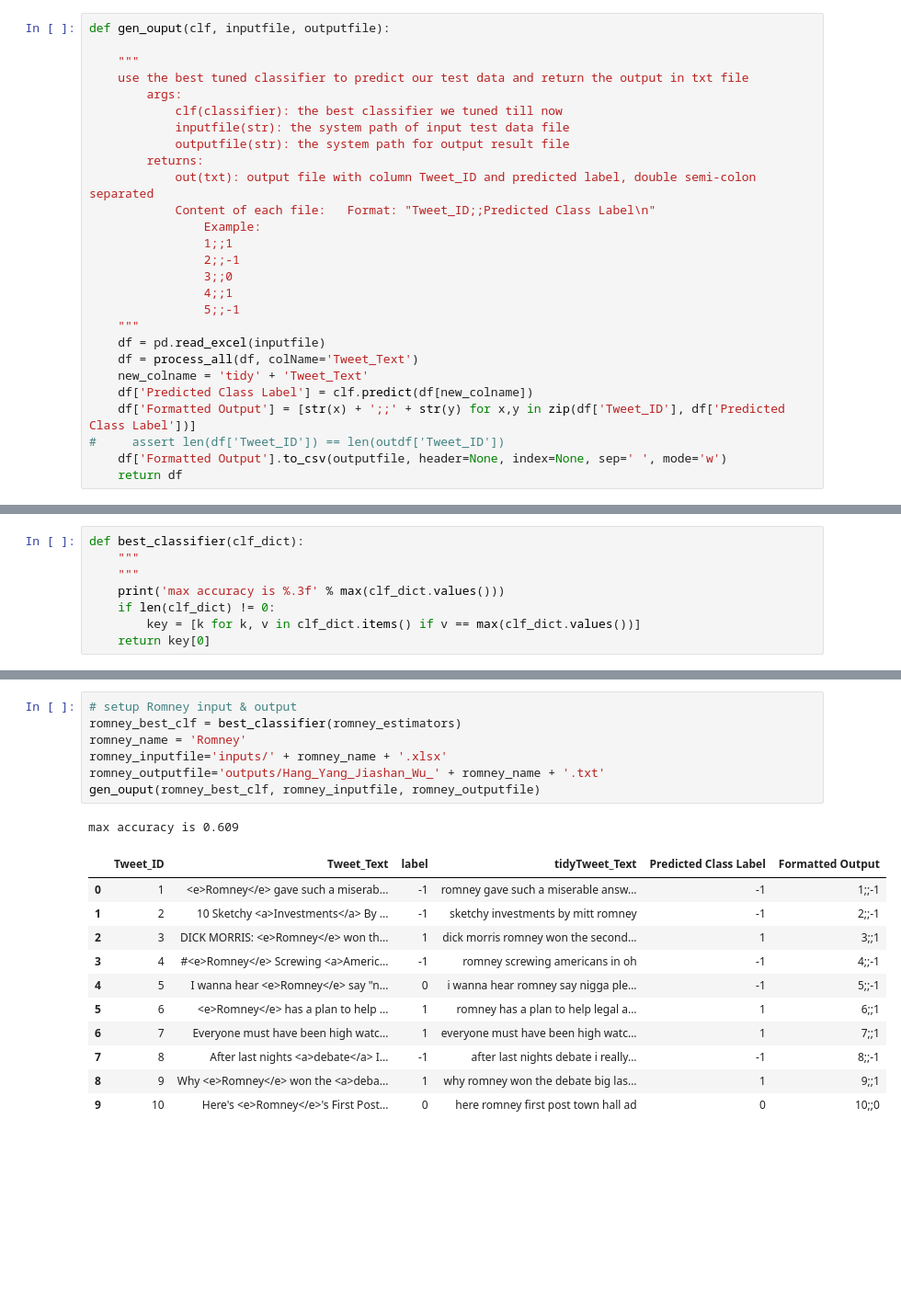
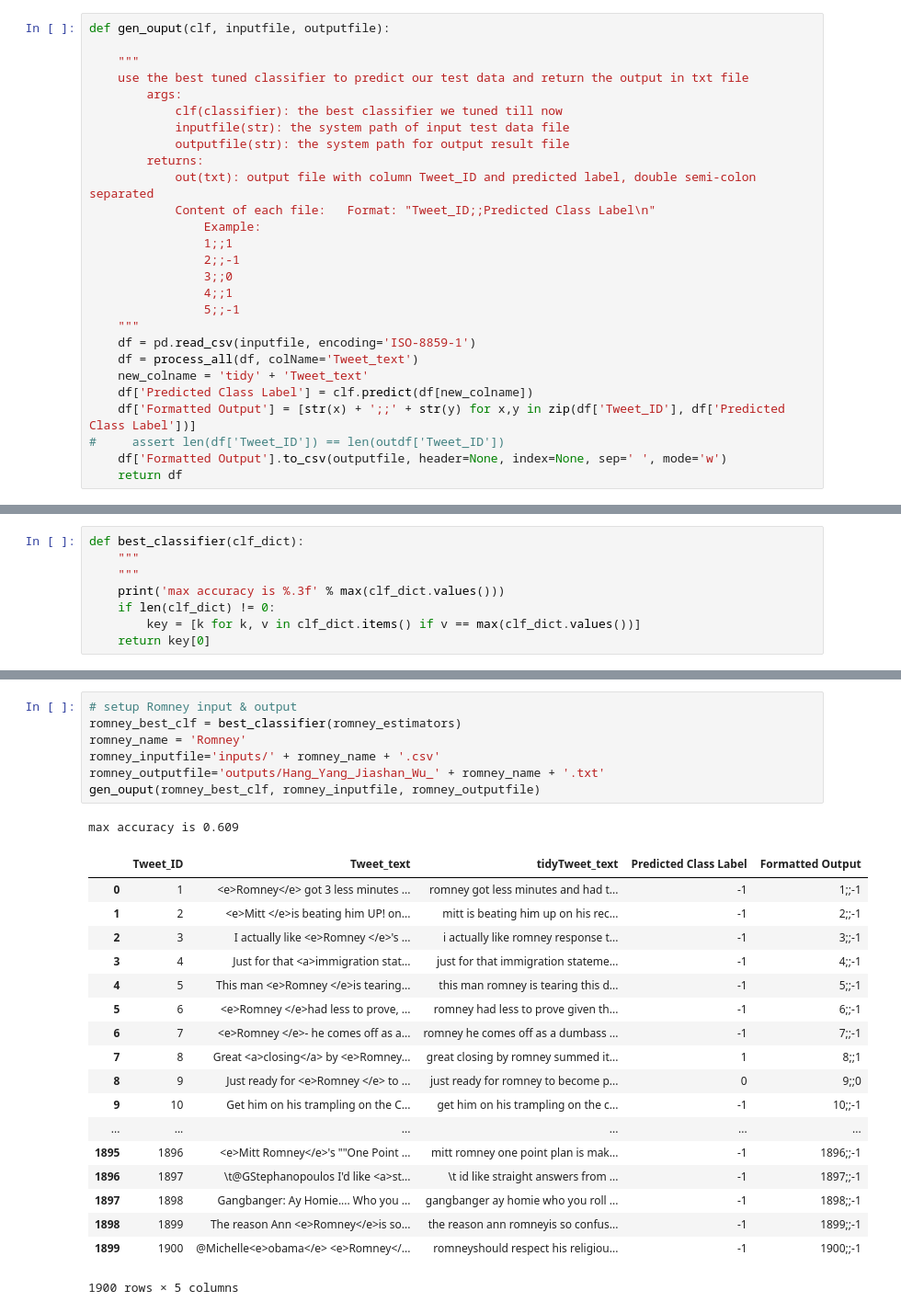
Before and after one commit to adahang/datamining-on-tweets, a Jupyter notebook: tweets_sentiment_analysis.ipynb, the cells around one changed output, grey strips where cells are left out. Shown: that part at 92% size. Cells and saved outputs as stored; diff of their text form; blank space fills up the shorter version.

```diff
--- a/tweets_sentiment_analysis.ipynb
+++ b/tweets_sentiment_analysis.ipynb
@@ -854,9 +866,9 @@ def gen_ouput(clf, inputfile, outputfile):
                 4;;1
                 5;;-1
     """
-    df = pd.read_excel(inputfile)
-    df = process_all(df, colName='Tweet_Text')
-    new_colname = 'tidy' + 'Tweet_Text'
+    df = pd.read_csv(inputfile, encoding='ISO-8859-1')
+    df = process_all(df, colName='Tweet_text')
+    new_colname = 'tidy' + 'Tweet_text'
     df['Predicted Class Label'] = clf.predict(df[new_colname])
     df['Formatted Output'] = [str(x) + ';;' + str(y) for x,y in zip(df['Tweet_ID'], df['Predicted Class Label'])]
 #     assert len(df['Tweet_ID']) == len(outdf['Tweet_ID'])
@@ -897,20 +916,27 @@ max accuracy is 0.626
 # %%
 # setup Romney input & output
 romney_best_clf = best_classifier(romney_estimators)
 romney_name = 'Romney'
-romney_inputfile='inputs/' + romney_name + '.xlsx'
+romney_inputfile='inputs/' + romney_name + '.csv'
 romney_outputfile='outputs/Hang_Yang_Jiashan_Wu_' + romney_name + '.txt'
 gen_ouput(romney_best_clf, romney_inputfile, romney_outputfile)
 # %% [output]
 max accuracy is 0.609
-|  | Tweet_ID | Tweet_Text | label | tidyTweet_Text | Predicted Class Label | Formatted Output |
-| 0 | 1 | <e>Romney</e> gave such a miserab... | -1 | romney gave such a miserable answ... | -1 | 1;;-1 |
-| 1 | 2 | 10 Sketchy <a>Investments</a> By ... | -1 | sketchy investments by mitt romney | -1 | 2;;-1 |
-| 2 | 3 | DICK MORRIS: <e>Romney</e> won th... | 1 | dick morris romney won the second... | 1 | 3;;1 |
-| 3 | 4 | #<e>Romney</e> Screwing <a>Americ... | -1 | romney screwing americans in oh | -1 | 4;;-1 |
-| 4 | 5 | I wanna hear <e>Romney</e> say "n... | 0 | i wanna hear romney say nigga ple... | -1 | 5;;-1 |
-| 5 | 6 | <e>Romney</e> has a plan to help ... | 1 | romney has a plan to help legal a... | 1 | 6;;1 |
-| 6 | 7 | Everyone must have been high watc... | 1 | everyone must have been high watc... | 1 | 7;;1 |
-| 7 | 8 | After last nights <a>debate</a> I... | -1 | after last nights debate i really... | -1 | 8;;-1 |
-| 8 | 9 | Why <e>Romney</e> won the <a>deba... | 1 | why romney won the debate big las... | 1 | 9;;1 |
-| 9 | 10 | Here's <e>Romney</e>'s First Post... | 0 | here romney first post town hall ad | 0 | 10;;0 |
+|  | Tweet_ID | Tweet_text | tidyTweet_text | Predicted Class Label | Formatted Output |
+| 0 | 1 | <e>Romney</e> got 3 less minutes ... | romney got less minutes and had t... | -1 | 1;;-1 |
+| 1 | 2 | <e>Mitt </e>is beating him UP! on... | mitt is beating him up on his rec... | -1 | 2;;-1 |
+| 2 | 3 | I actually like <e>Romney </e>'s ... | i actually like romney response t... | -1 | 3;;-1 |
+| 3 | 4 | Just for that <a>immigration stat... | just for that immigration stateme... | -1 | 4;;-1 |
+| 4 | 5 | This man <e>Romney </e>is tearing... | this man romney is tearing this d... | -1 | 5;;-1 |
+| 5 | 6 | <e>Romney </e>had less to prove, ... | romney had less to prove given th... | -1 | 6;;-1 |
+| 6 | 7 | <e>Romney </e>- he comes off as a... | romney he comes off as a dumbass ... | -1 | 7;;-1 |
+| 7 | 8 | Great <a>closing</a> by <e>Romney... | great closing by romney summed it... | 1 | 8;;1 |
+| 8 | 9 | Just ready for <e>Romney </e> to ... | just ready for romney to become p... | 0 | 9;;0 |
+| 9 | 10 | Get him on his trampling on the C... | get him on his trampling on the c... | -1 | 10;;-1 |
+| ... | ... | ... | ... | ... | ... |
+| 1895 | 1896 | <e>Mitt Romney</e>'s ""One Point ... | mitt romney one point plan is mak... | -1 | 1896;;-1 |
+| 1896 | 1897 | \t@GStephanopoulos I'd like <a>st... | \t id like straight answers from ... | -1 | 1897;;-1 |
+| 1897 | 1898 | Gangbanger: Ay Homie.... Who you ... | gangbanger ay homie who you roll ... | -1 | 1898;;-1 |
+| 1898 | 1899 | The reason Ann <e>Romney</e>is so... | the reason ann romneyis so confus... | -1 | 1899;;-1 |
+| 1899 | 1900 | @Michelle<e>obama</e> <e>Romney</... | romneyshould respect his religiou... | -1 | 1900;;-1 |
+1900 rows × 5 columns
```
Also changed, not shown: parts of 16 cells of this notebook.
